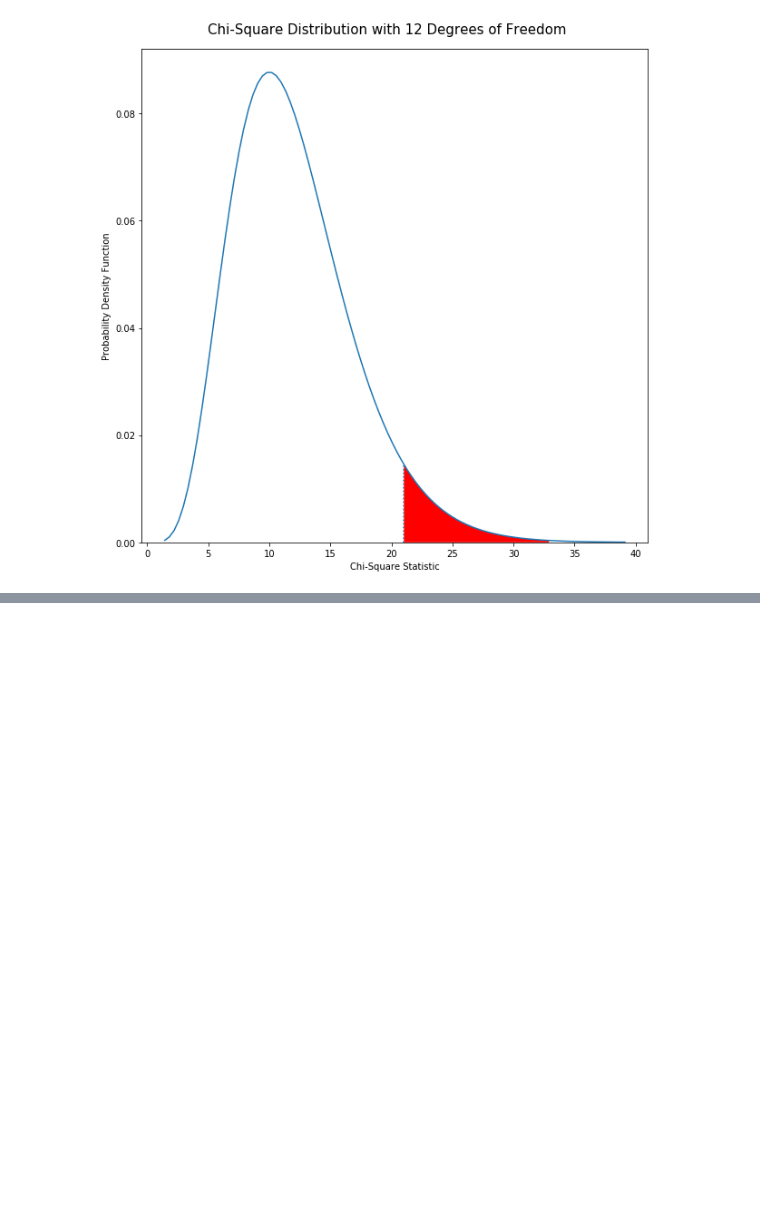
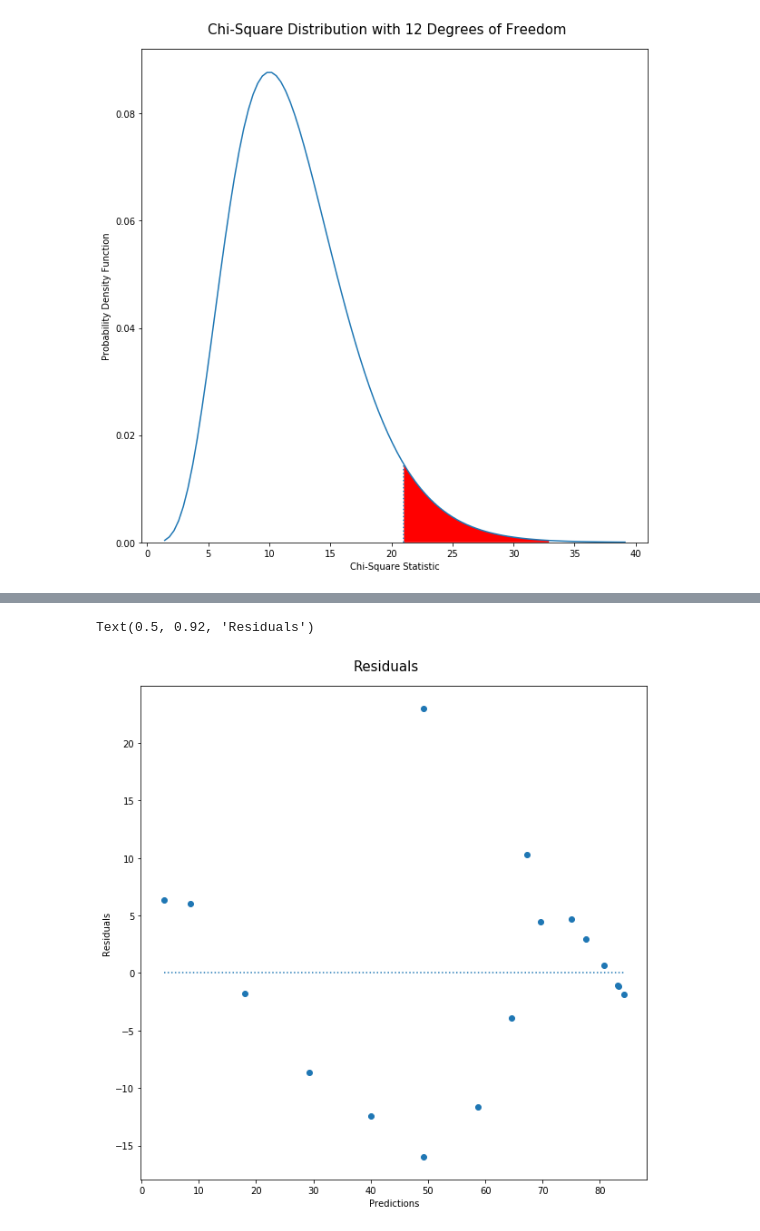
Before and after one commit to AlvarezKevin/fall_2019, a Jupyter notebook: project/Alvarez_Kevin_CSC217_Project.ipynb, the cells around one changed output, grey strips where cells are left out. Cells and saved outputs as stored; diff of their text form; code cells hidden in the pictures; blank space fills up the shorter version.

```diff
--- a/project/Alvarez_Kevin_CSC217_Project.ipynb
+++ b/project/Alvarez_Kevin_CSC217_Project.ipynb
@@ -605,0 +746,10 @@ KeyError: '12'
+# %%
+fig = plt.figure(figsize=(10,10))
+plt.scatter(alcohol_use, residuals)
+plt.plot([alcohol_use.min(), alcohol_use.max()], [0,0], linestyle='dotted')
+plt.xlabel("Predictions")
+plt.ylabel('Residuals')
+fig.suptitle('Residuals', fontsize=15, y=0.92)
+# %% [output]
+Text(0.5, 0.92, 'Residuals')
+[figure, added]
```
Also changed, not shown: parts of 47 cells of this notebook.
